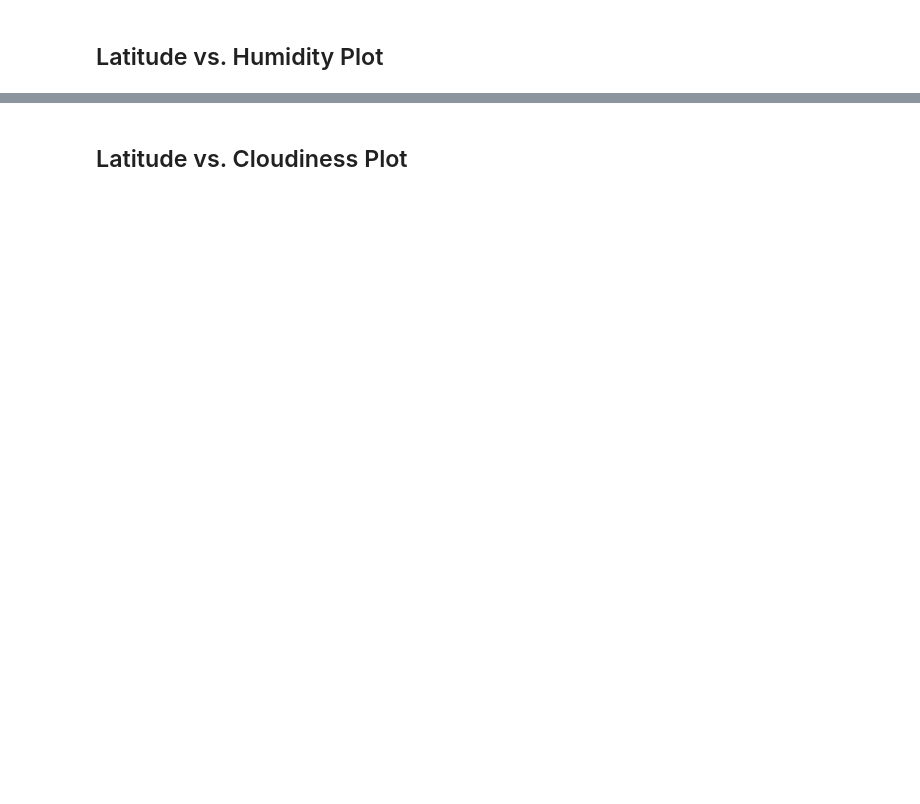
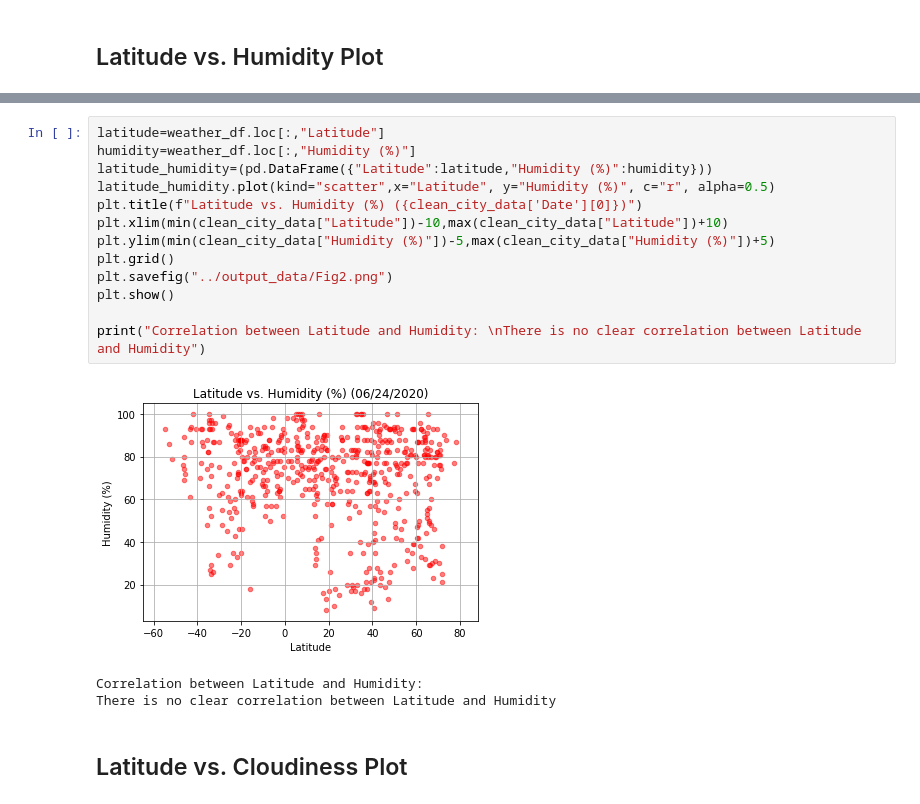
Before and after one commit to M-Agami/Api-challenge, a Jupyter notebook: starter_code/WeatherPy.ipynb, the cells around one changed output, grey strips where cells are left out. Saved outputs shown, nothing was run; the diff lists cells and outputs as text; blank space fills up the shorter version.

```diff
--- a/starter_code/WeatherPy.ipynb
+++ b/starter_code/WeatherPy.ipynb
@@ -207,2 +211,19 @@ clean_city_data.to_csv("../output_data/cities.csv")
+# %%
+latitude=weather_df.loc[:,"Latitude"]
+humidity=weather_df.loc[:,"Humidity (%)"]
+latitude_humidity=(pd.DataFrame({"Latitude":latitude,"Humidity (%)":humidity}))
+latitude_humidity.plot(kind="scatter",x="Latitude", y="Humidity (%)", c="r", alpha=0.5)
+plt.title(f"Latitude vs. Humidity (%) ({clean_city_data['Date'][0]})")
+plt.xlim(min(clean_city_data["Latitude"])-10,max(clean_city_data["Latitude"])+10)
+plt.ylim(min(clean_city_data["Humidity (%)"])-5,max(clean_city_data["Humidity (%)"])+5)
+plt.grid()
+plt.savefig("../output_data/Fig2.png")
+plt.show()
+
+print("Correlation between Latitude and Humidity: \nThere is no clear correlation between Latitude and Humidity")
+# %% [output]
+[figure, added]
+Correlation between Latitude and Humidity:
+There is no clear correlation between Latitude and Humidity
 # %% [markdown]
 ## Latitude vs. Cloudiness Plot
```
Also changed, not shown: parts of 29 cells of this notebook.
